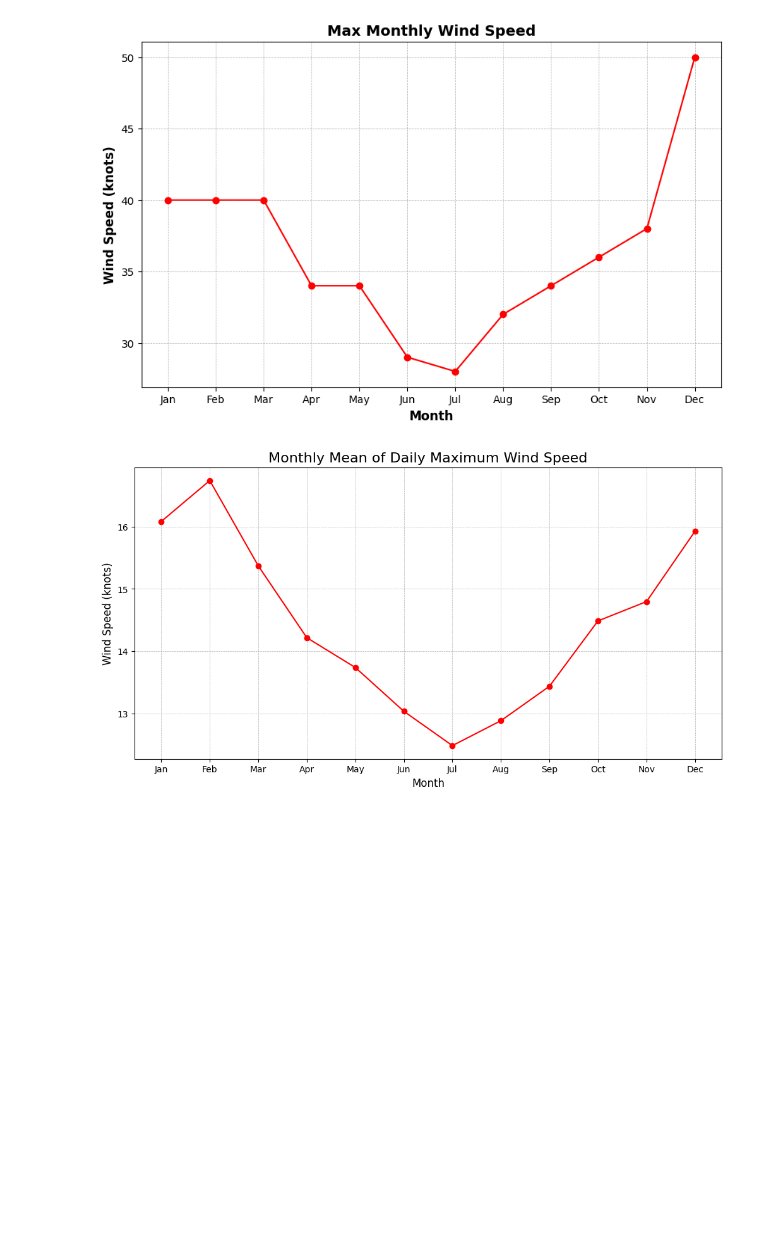
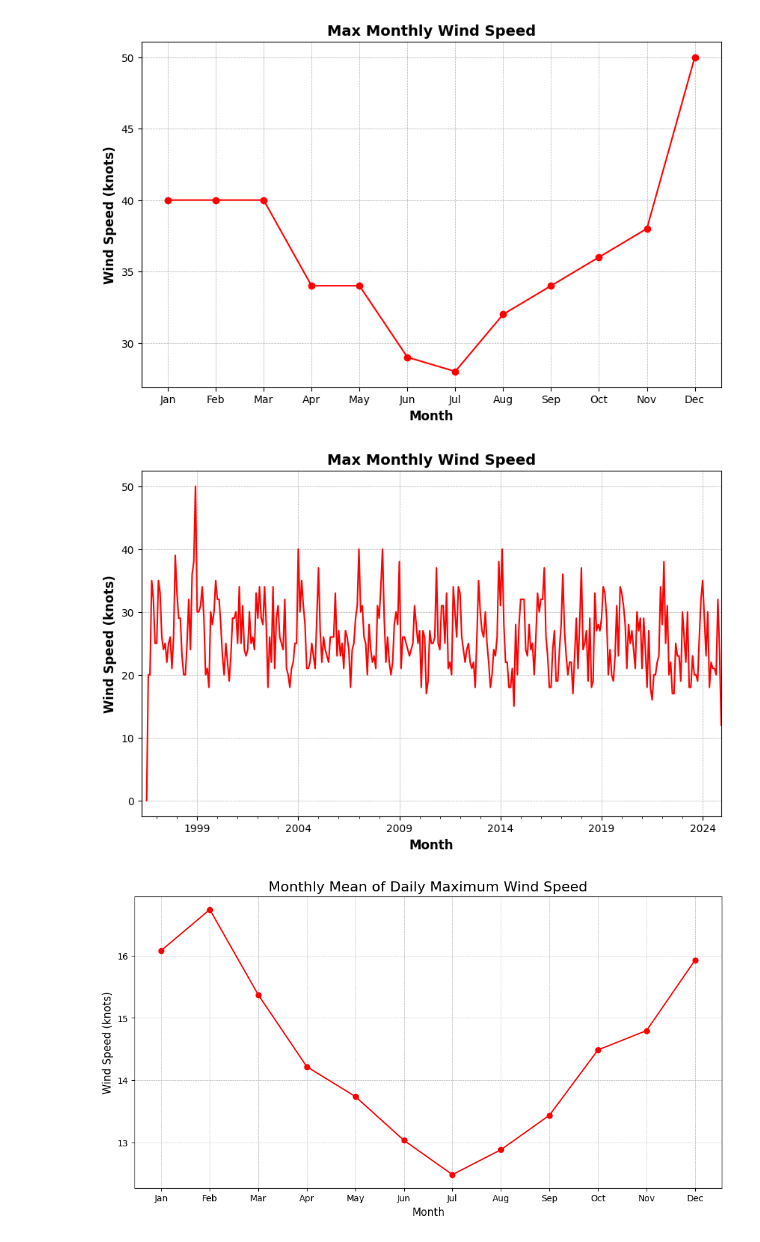
Before and after one commit to L-g00438909/PFDA_assignments, a Jupyter notebook: assignment_6_weather.ipynb, the cells around one changed output. Drawn from its saved outputs; the diff is of its cells as text; code cells hidden in the pictures; blank space fills up the shorter version.

```diff
--- a/assignment_6_weather.ipynb
+++ b/assignment_6_weather.ipynb
@@ -434,4 +457,19 @@ plt.xticks(ticks=range(1, 13), labels=["Jan", "Feb", "Mar", "Apr", "May", "Jun",
 plt.show()
 # %% [output]
 [figure]
+# %%
+# plot max monthly wind speed using resample
+monthly_max_wdsp=df['wdsp'].resample('ME').max()
+
+fig, ax = plt.subplots(figsize=(10, 6))
+monthly_max_wdsp.plot(ax=ax, color='red')
+ax.set_title('Max Monthly Wind Speed', fontsize=14, fontweight='bold')
+ax.set_xlabel('Month', fontsize=12, fontweight='bold')
+ax.set_ylabel('Wind Speed (knots)', fontsize=12, fontweight='bold')
+plt.grid(True, linestyle='--', linewidth=0.5)
+
+plt.savefig('monthly_max_wdsp2.png')
+plt.show()
+# %% [output]
+[figure, added]
 # %%
```
Also changed, not shown: parts of 16 cells of this notebook, 21 other files.
